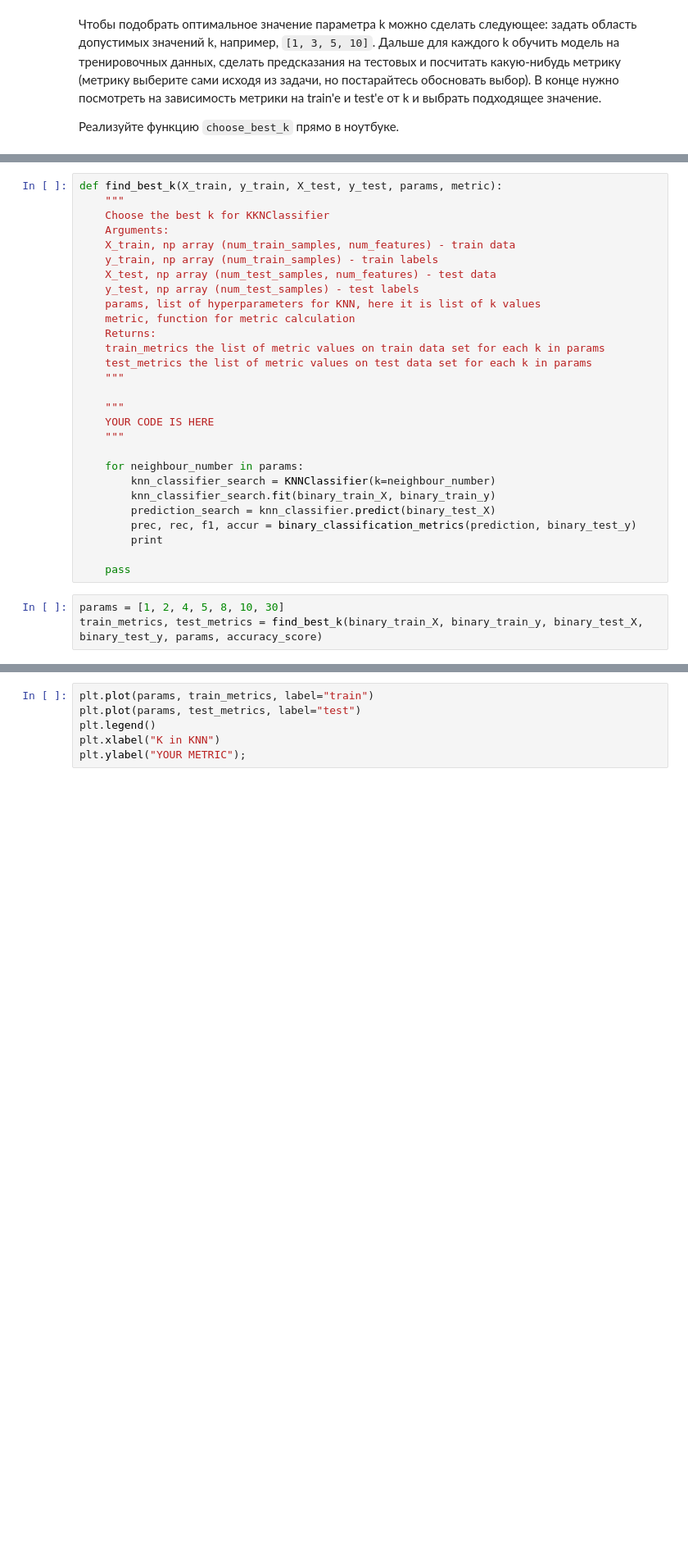
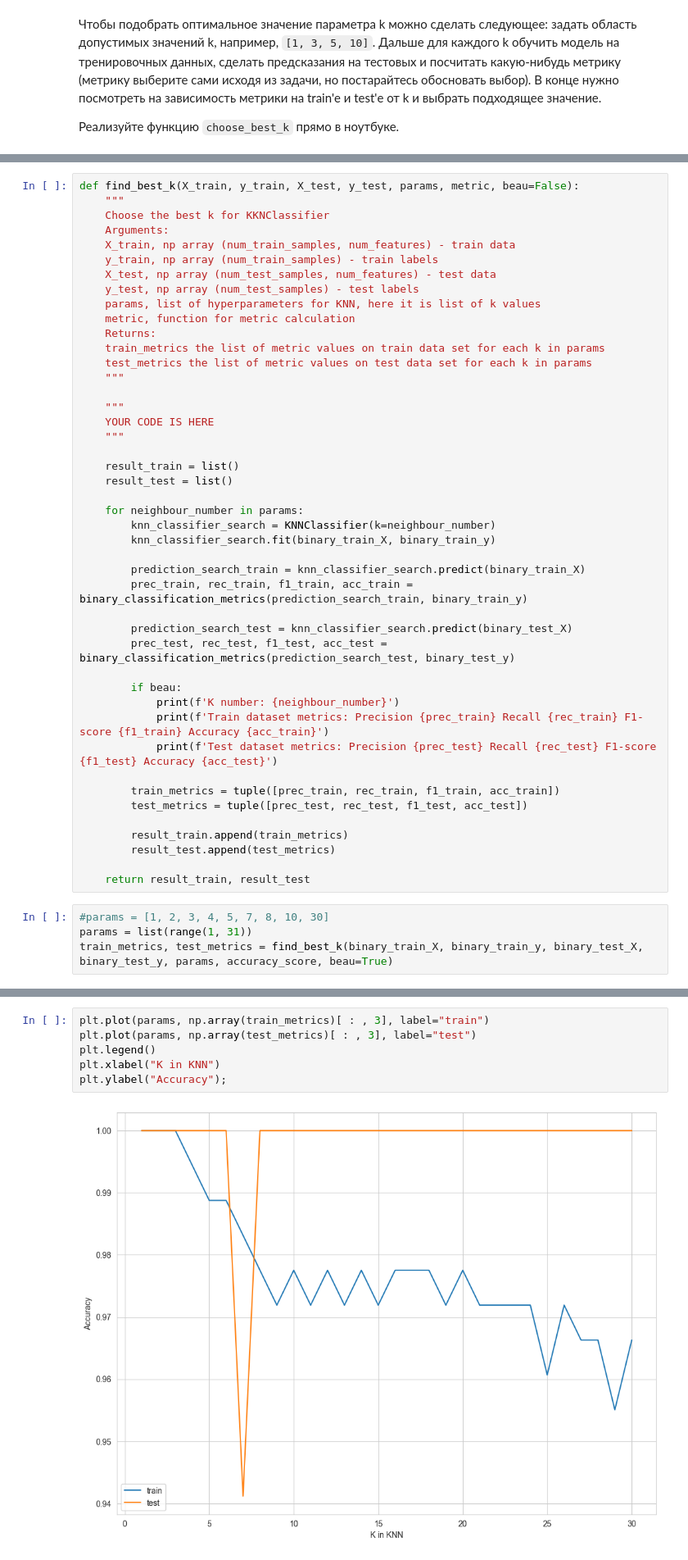
Before and after one commit to pavlovanadia/BI_ML_2023, a Jupyter notebook: HW1/code/KNN.ipynb, the cells around one changed output, grey strips where cells are left out. Shown: that part at 82% size. Drawn from its saved outputs; the diff is of its cells as text; blank space fills up the shorter version.

```diff
--- a/HW1/code/KNN.ipynb
+++ b/HW1/code/KNN.ipynb
@@ -246,5 +253,5 @@ Accuracy score (sklearn): 1.0
 # %%
-def find_best_k(X_train, y_train, X_test, y_test, params, metric):
+def find_best_k(X_train, y_train, X_test, y_test, params, metric, beau=False):
     """
     Choose the best k for KKNClassifier
     Arguments:
@@ -263,15 +270,33 @@ def find_best_k(X_train, y_train, X_test, y_test, params, metric):
     YOUR CODE IS HERE
     """
 
+    result_train = list()
+    result_test = list()
+
     for neighbour_number in params:
         knn_classifier_search = KNNClassifier(k=neighbour_number)
         knn_classifier_search.fit(binary_train_X, binary_train_y)
-        prediction_search = knn_classifier.predict(binary_test_X)
-        prec, rec, f1, accur = binary_classification_metrics(prediction, binary_test_y)
-        print
 
-    pass
+        prediction_search_train = knn_classifier_search.predict(binary_train_X)
+        prec_train, rec_train, f1_train, acc_train = binary_classification_metrics(prediction_search_train, binary_train_y)
+
+        prediction_search_test = knn_classifier_search.predict(binary_test_X)
+        prec_test, rec_test, f1_test, acc_test = binary_classification_metrics(prediction_search_test, binary_test_y)
+
+        if beau:
+            print(f'K number: {neighbour_number}')
+            print(f'Train dataset metrics: Precision {prec_train} Recall {rec_train} F1-score {f1_train} Accuracy {acc_train}')
+            print(f'Test dataset metrics: Precision {prec_test} Recall {rec_test} F1-score {f1_test} Accuracy {acc_test}')
+
+        train_metrics = tuple([prec_train, rec_train, f1_train, acc_train])
+        test_metrics = tuple([prec_test, rec_test, f1_test, acc_test])
+
+        result_train.append(train_metrics)
+        result_test.append(test_metrics)
+
+    return result_train, result_test
 # %%
-params = [1, 2, 4, 5, 8, 10, 30]
-train_metrics, test_metrics = find_best_k(binary_train_X, binary_train_y, binary_test_X, binary_test_y, params, accuracy_score)
+#params = [1, 2, 3, 4, 5, 7, 8, 10, 30]
+params = list(range(1, 31))
+train_metrics, test_metrics = find_best_k(binary_train_X, binary_train_y, binary_test_X, binary_test_y, params, accuracy_score, beau=True)
 # %% [output]
@@ -286,9 +320,11 @@ TypeError: cannot unpack non-iterable NoneType object
 # %%
-plt.plot(params, train_metrics, label="train")
-plt.plot(params, test_metrics, label="test")
+plt.plot(params, np.array(train_metrics)[ : , 3], label="train")
+plt.plot(params, np.array(test_metrics)[ : , 3], label="test")
 plt.legend()
 plt.xlabel("K in KNN")
-plt.ylabel("YOUR METRIC");
+plt.ylabel("Accuracy");
+# %% [output]
+[figure, added]
 # %% [markdown]
 На самом деле, это не самый лучший способ подбирать гиперпараметры, но способы получше мы рассмотрим в следующий раз, а пока что выберите оптимальное значение k, сделайте предсказания и посмотрите, насколько хорошо ваша модель предсказывает каждый из классов.
 # %% [markdown]
```
Also changed, not shown: parts of 14 cells of this notebook, 2 other files.
